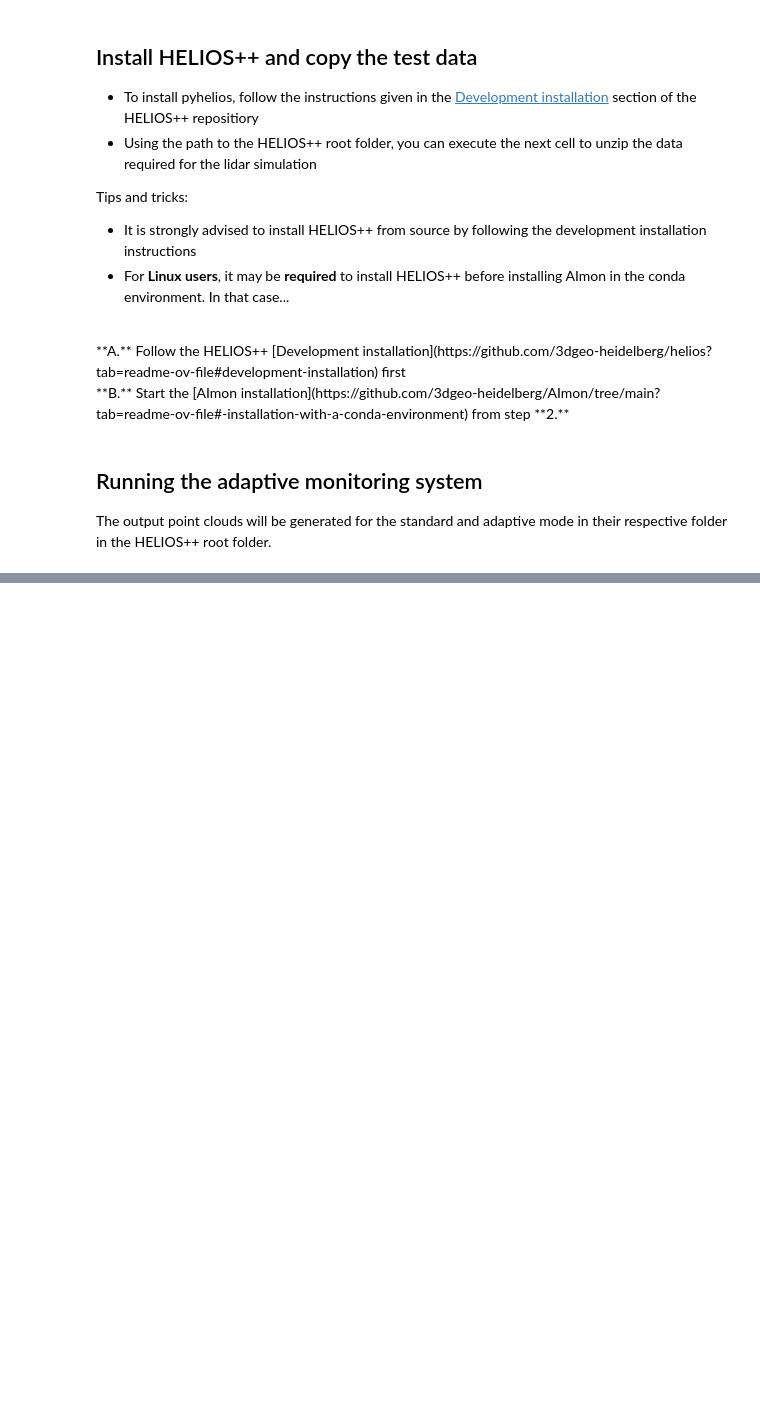
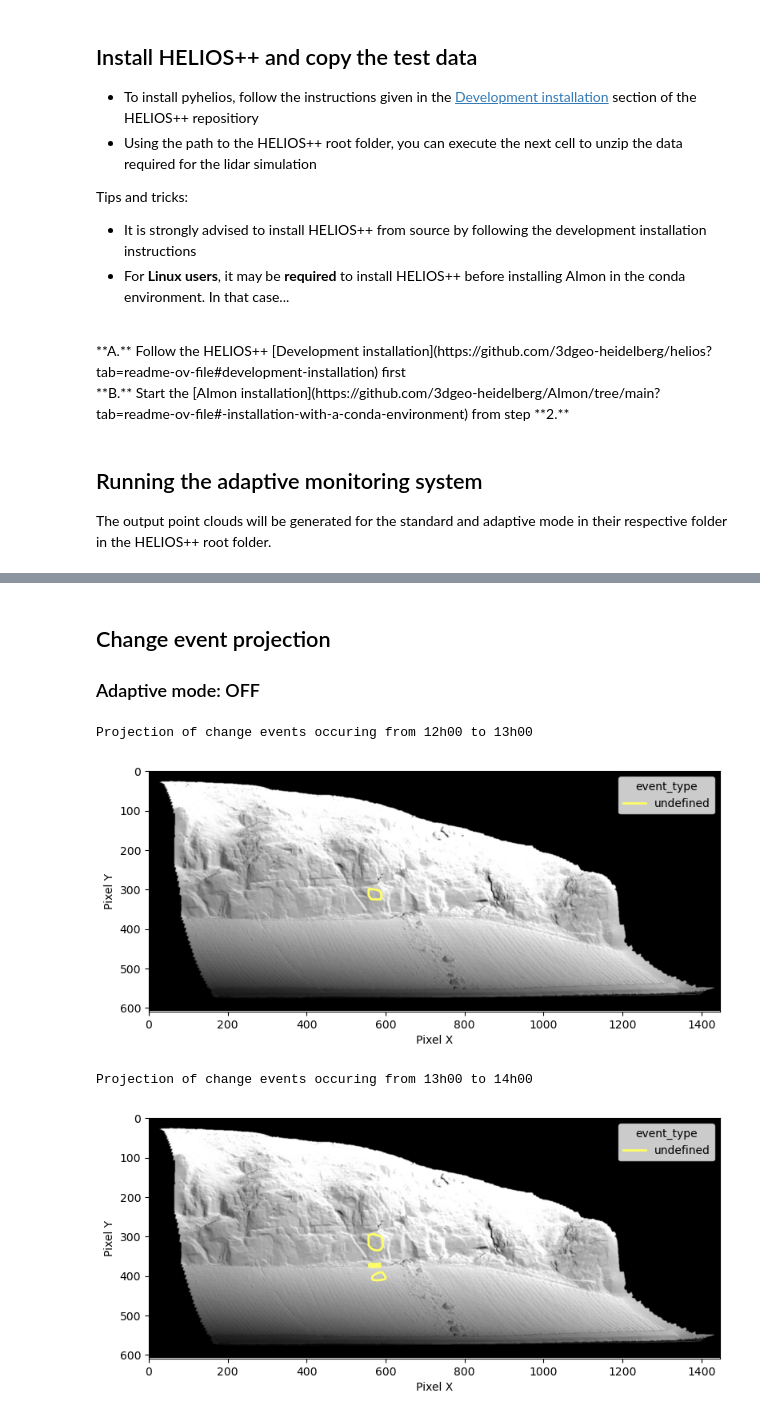
Before and after one commit to 3dgeo-heidelberg/AImon, a Jupyter notebook: docs/jupyter/adaptive_monitoring.ipynb, the cells around one changed output, grey strips where cells are left out. Saved outputs shown, nothing was run; the diff lists cells and outputs as text; code cells hidden in the pictures; blank space fills up the shorter version.

```diff
--- a/docs/jupyter/adaptive_monitoring.ipynb
+++ b/docs/jupyter/adaptive_monitoring.ipynb
@@ -211,3 +203,21 @@ Reached last epoch. Exiting loop.
   </code></pre>
 </details>
 </div>
+# %% [markdown]
+## Change event projection
+### Adaptive mode: OFF
+# %%
+img_path = os.path.join(helios_root, "out/adaptive_monitoring/standard_mode/12_00/12_00_overview_RangeImage.tif")
+
+print("Projection of change events occuring from 12h00 to 13h00")
+change_event_file = os.path.join(helios_root, "out/adaptive_monitoring/standard_mode/13_00/13_00_overview_change_events_pixel.geojson")
+utilities.plot_change_events(change_event_file, img_path, 'event_type')
+
+print("Projection of change events occuring from 13h00 to 14h00")
+change_event_file = os.path.join(helios_root, "out/adaptive_monitoring/standard_mode/14_00/14_00_overview_change_events_pixel.geojson")
+utilities.plot_change_events(change_event_file, img_path, 'event_type')
+# %% [output]
+Projection of change events occuring from 12h00 to 13h00
+[figure, added]
+Projection of change events occuring from 13h00 to 14h00
+[figure, added]
```
Also changed, not shown: parts of 5 cells of this notebook, 3 other files.
